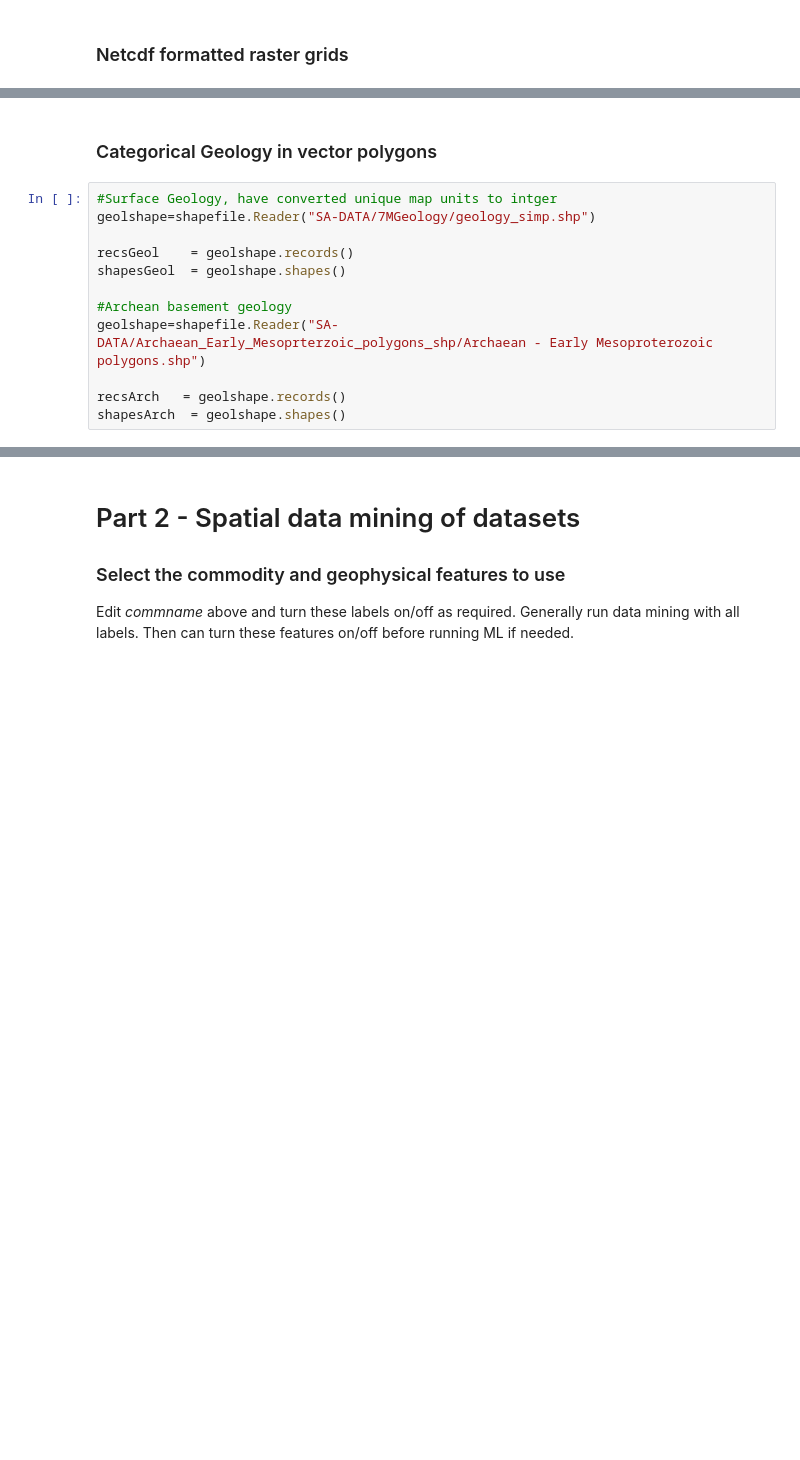
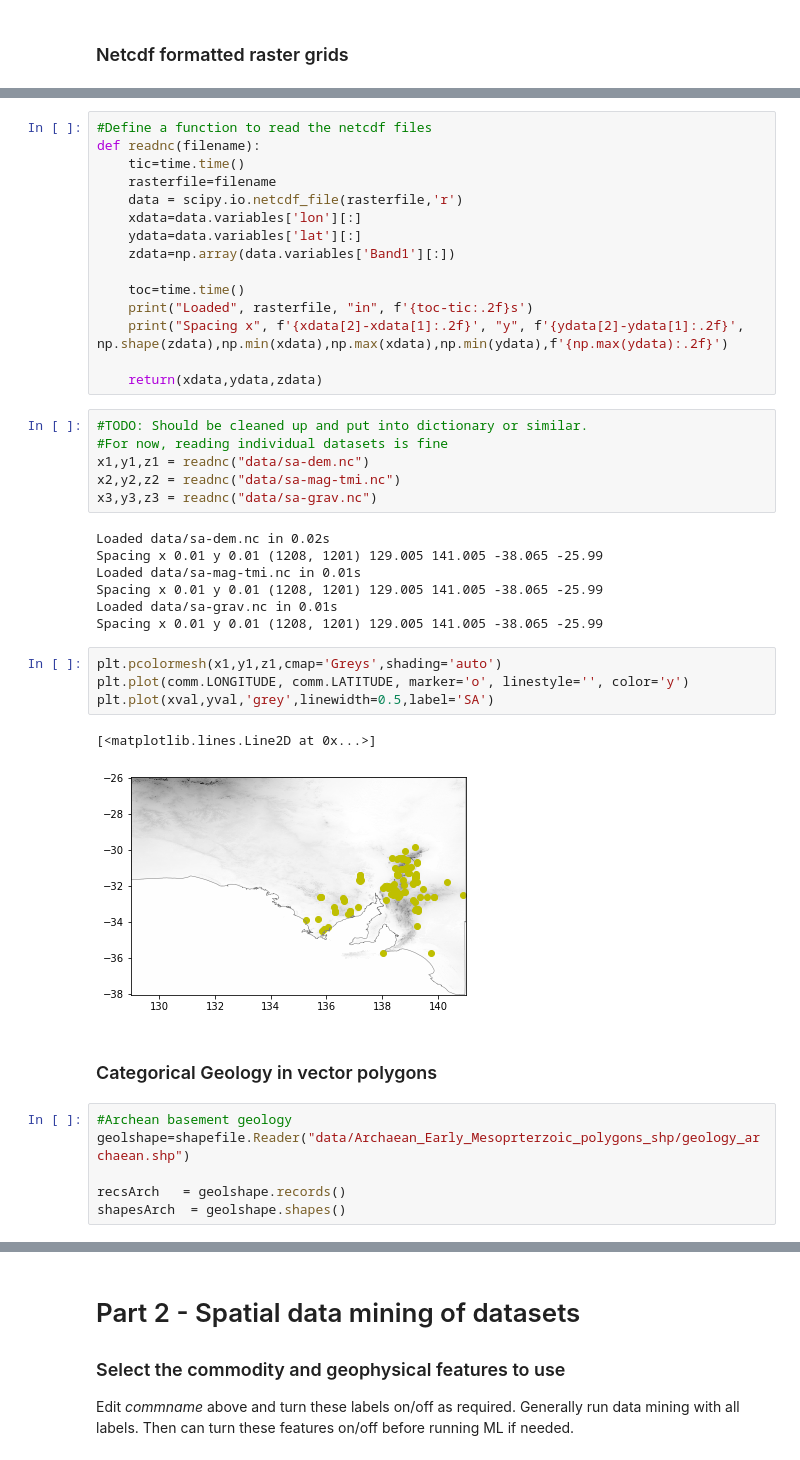
Before and after one commit to Sydney-Informatics-Hub/geopython-pawsey, a Jupyter notebook: _ipynb/01-build_the_data.ipynb, the cells around one changed output, grey strips where cells are left out. Saved outputs shown, nothing was run; the diff lists cells and outputs as text; blank space fills up the shorter version.

```diff
--- a/_ipynb/01-build_the_data.ipynb
+++ b/_ipynb/01-build_the_data.ipynb
@@ -342,14 +303,43 @@ spacing x 0.010000000000019327 y 0.00999999999999801 (1208, 1201) 129.005 141.00
+# %%
+#Define a function to read the netcdf files
+def readnc(filename):
+    tic=time.time()
+    rasterfile=filename
+    data = scipy.io.netcdf_file(rasterfile,'r')
+    xdata=data.variables['lon'][:]
+    ydata=data.variables['lat'][:]
+    zdata=np.array(data.variables['Band1'][:])
+
+    toc=time.time()
+    print("Loaded", rasterfile, "in", f'{toc-tic:.2f}s')
+    print("Spacing x", f'{xdata[2]-xdata[1]:.2f}', "y", f'{ydata[2]-ydata[1]:.2f}', np.shape(zdata),np.min(xdata),np.max(xdata),np.min(ydata),f'{np.max(ydata):.2f}')
+
+    return(xdata,ydata,zdata)
+# %%
+#TODO: Should be cleaned up and put into dictionary or similar.
+#For now, reading individual datasets is fine
+x1,y1,z1 = readnc("data/sa-dem.nc")
+x2,y2,z2 = readnc("data/sa-mag-tmi.nc")
+x3,y3,z3 = readnc("data/sa-grav.nc")
+# %% [output]
+Loaded data/sa-dem.nc in 0.02s
+Spacing x 0.01 y 0.01 (1208, 1201) 129.005 141.005 -38.065 -25.99
+Loaded data/sa-mag-tmi.nc in 0.01s
+Spacing x 0.01 y 0.01 (1208, 1201) 129.005 141.005 -38.065 -25.99
+Loaded data/sa-grav.nc in 0.01s
+Spacing x 0.01 y 0.01 (1208, 1201) 129.005 141.005 -38.065 -25.99
+# %%
+plt.pcolormesh(x1,y1,z1,cmap='Greys',shading='auto')
+plt.plot(comm.LONGITUDE, comm.LATITUDE, marker='o', linestyle='', color='y')
+plt.plot(xval,yval,'grey',linewidth=0.5,label='SA')
+# %% [output]
+[<matplotlib.lines.Line2D at 0x...>]
+[figure, added]
 # %% [markdown]
 ### Categorical Geology in vector polygons
 # %%
-#Surface Geology, have converted unique map units to intger
-geolshape=shapefile.Reader("SA-DATA/7MGeology/geology_simp.shp")
-
-recsGeol    = geolshape.records()
-shapesGeol  = geolshape.shapes()
-
 #Archean basement geology
-geolshape=shapefile.Reader("SA-DATA/Archaean_Early_Mesoprterzoic_polygons_shp/Archaean - Early Mesoproterozoic polygons.shp")
+geolshape=shapefile.Reader("data/Archaean_Early_Mesoprterzoic_polygons_shp/geology_archaean.shp")
 
 recsArch   = geolshape.records()
 shapesArch  = geolshape.shapes()
```
Also changed, not shown: parts of 21 cells of this notebook, 56 other files.
